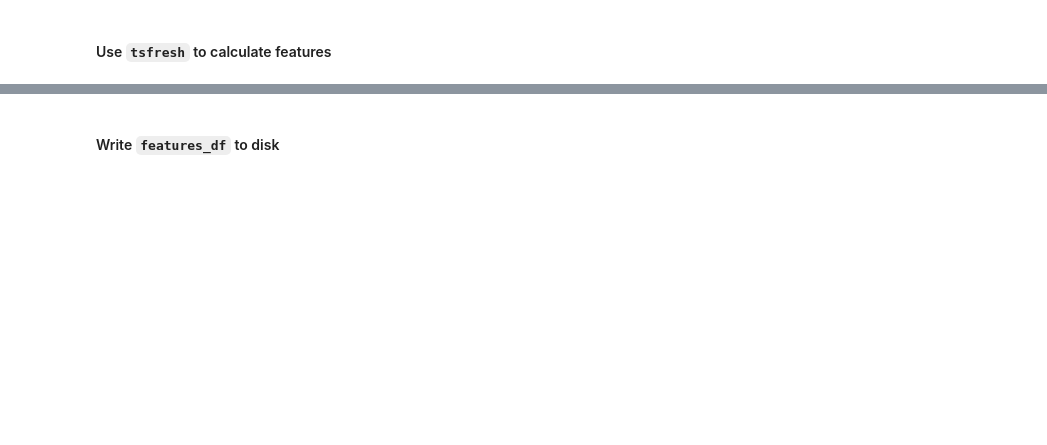
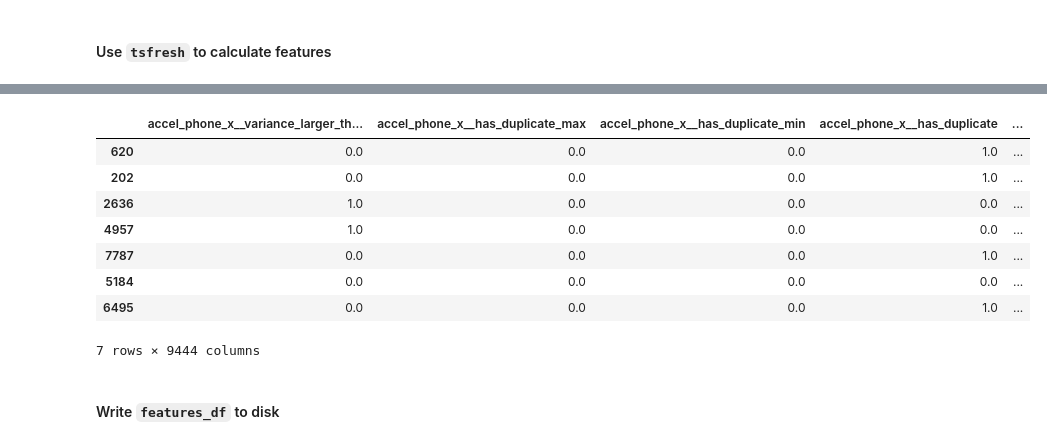
Before and after one commit to mustafaburny/dse-230-final-project, a Jupyter notebook: 003_feature-extraction.ipynb, the cells around one changed output, grey strips where cells are left out. Cells and saved outputs as stored; diff of their text form; code cells hidden in the pictures; blank space fills up the shorter version.

```diff
--- a/003_feature-extraction.ipynb
+++ b/003_feature-extraction.ipynb
@@ -62,22 +54,13 @@ client
 # %% [markdown]
 #### Use `tsfresh` to calculate features
 # %%
-sample_df = df[df['segment_id'].isin(df['segment_id'].sample(10, random_state=42))].copy()
-
-y = pd.DataFrame({
-    'segment_id': sample_df['segment_id'].values,
-    'activity_name': sample_df['segment_id'].index.get_level_values(2),
-}).drop_duplicates().set_index('segment_id')['activity_name']
-
+%%time
 
 features_df = tsfresh.extract_features(
-    timeseries_container = sample_df,
+    timeseries_container = df,
     # y = y,
     column_id = 'segment_id',
     column_sort = 't_ms_rounded',
-    distributor = tsfresh.utilities.distribution.ClusterDaskDistributor(
-        address = client.scheduler_info()['address']
-    )
 )
 
 features_df.info()
@@ -90,3 +76,15 @@ memory usage: 737.9 KB
+# %%
+features_df.sample(7)
+# %% [output]
+|  | accel_phone_x__variance_larger_th... | accel_phone_x__has_duplicate_max | accel_phone_x__has_duplicate_min | accel_phone_x__has_duplicate | ... |
+| 620 | 0.0 | 0.0 | 0.0 | 1.0 | ... |
+| 202 | 0.0 | 0.0 | 0.0 | 1.0 | ... |
+| 2636 | 1.0 | 0.0 | 0.0 | 0.0 | ... |
+| 4957 | 1.0 | 0.0 | 0.0 | 0.0 | ... |
+| 7787 | 0.0 | 0.0 | 0.0 | 1.0 | ... |
+| 5184 | 0.0 | 0.0 | 0.0 | 0.0 | ... |
+| 6495 | 0.0 | 0.0 | 0.0 | 1.0 | ... |
+7 rows × 9444 columns
 # %% [markdown]
 #### Write `features_df` to disk
 # %%
```
Also changed, not shown: parts of 6 cells of this notebook, 3 other files.
